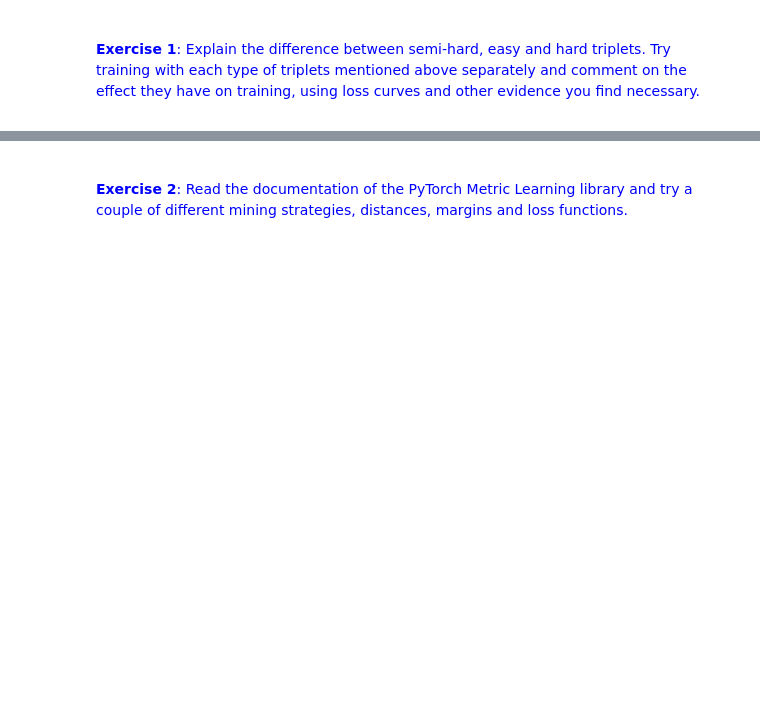
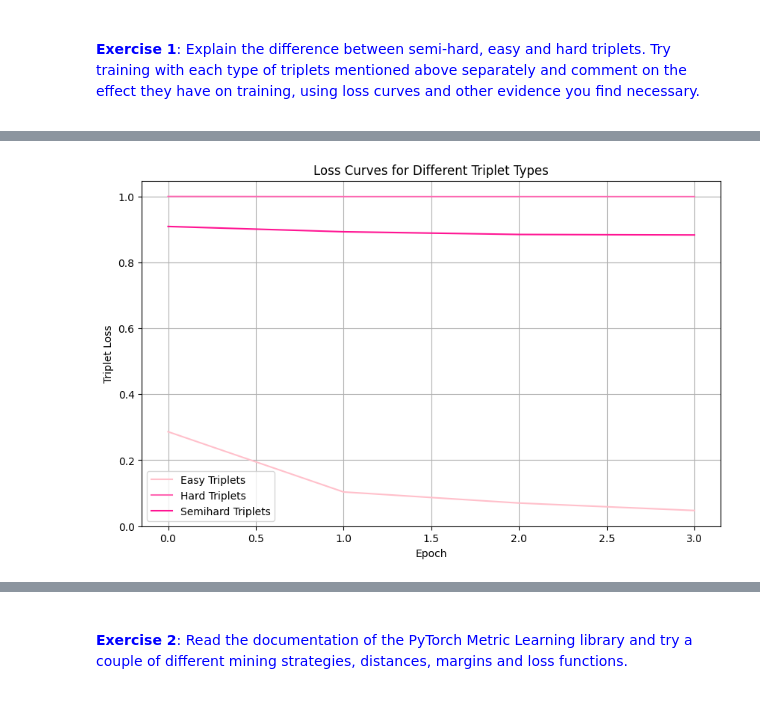
Before and after one commit to BlancoAnna/DL--2025, a Jupyter notebook: Problems 11 - Metric Learning/P11_Metric_Learning.ipynb, the cells around one changed output, grey strips where cells are left out. Saved outputs shown, nothing was run; the diff lists cells and outputs as text; code cells hidden in the pictures; blank space fills up the shorter version.

```diff
--- a/Problems 11 - Metric Learning/P11_Metric_Learning.ipynb
+++ b/Problems 11 - Metric Learning/P11_Metric_Learning.ipynb
@@ -575,0 +759,29 @@ plot_embeddings(val_embeddings_baseline, val_labels_baseline)
+# %%
+#Your Code Here
+# List of triplet types we want to test in order to prove the answer
+triplet_types = ["easy", "hard", "semihard"]
+loss_dict = {}
+
+for triplet_type in triplet_types:
+    print(f"\nTraining with {triplet_type} triplets...")
+
+    # Choose how to pick triplets (based on current type)
+    mining_func = miners.TripletMarginMiner(margin=0.2, distance=distance, type_of_triplets=triplet_type)
+
+    # Start fresh with a new model and optimizer each time
+    model = EmbeddingNet().to(device)
+    optimizer = optim.Adam(model.parameters(), lr=0.01)
+
+    # Save the loss after each training round (epoch)
+    loss_evolution = []
+
+    for epoch in range(1, 5):
+        # Train the model and get the loss
+        loss = train(model, loss_func, mining_func, train_loader, optimizer, epoch)
+        loss_evolution.append(loss)
+
+        # Check how well the model is doing
+        test(train_dataset, test_dataset, model, accuracy_calculator)
+
+    # Store the loss trend for this type of triplet
+    loss_dict[triplet_type] = loss_evolution
@@ -575,0 +962,16 @@ plot_embeddings(val_embeddings_baseline, val_labels_baseline)
+# %%
+colors = {"easy": "#FFC0CB","hard": "#FF69B4","semihard": "#FF1493"}
+
+plt.figure(figsize=(10, 6))
+
+for triplet_type in triplet_types:
+    plt.plot(loss_dict[triplet_type], label=f"{triplet_type.capitalize()} Triplets", color=colors[triplet_type])
+
+plt.xlabel("Epoch")
+plt.ylabel("Triplet Loss")
+plt.title("Loss Curves for Different Triplet Types")
+plt.legend()
+plt.grid(True)
+plt.show()
+# %% [output]
+[figure, added]
```
Also changed, not shown: parts of 21 cells of this notebook.
